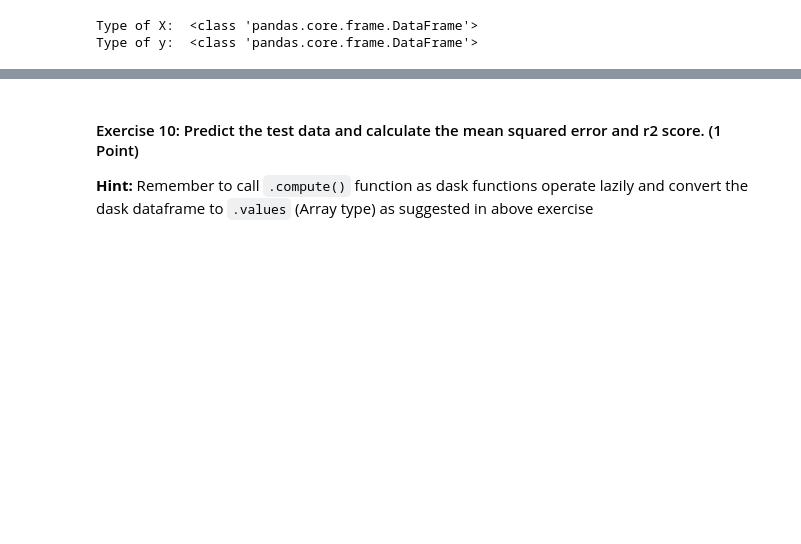
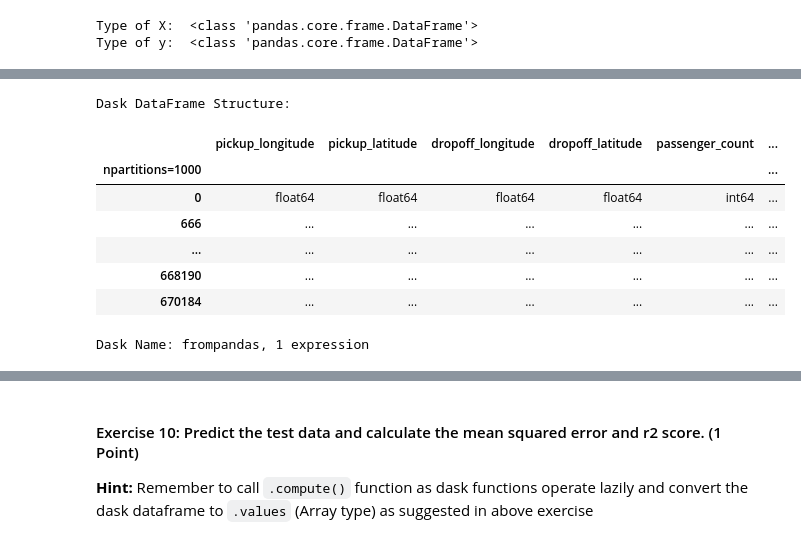
Before and after one commit to surabhi13gupta/CDS, a Jupyter notebook: Module 5/MP2/Surabhi_M5_NB_MiniProject_02_Fare_Amount_Prediction_Using_Dask.ipynb, the cells around one changed output, grey strips where cells are left out. Drawn from its saved outputs; the diff is of its cells as text; code cells hidden in the pictures; blank space fills up the shorter version.

```diff
--- a/Module 5/MP2/Surabhi_M5_NB_MiniProject_02_Fare_Amount_Prediction_Using_Dask.ipynb
+++ b/Module 5/MP2/Surabhi_M5_NB_MiniProject_02_Fare_Amount_Prediction_Using_Dask.ipynb
@@ -1298,0 +1247,12 @@ WARNING:distributed.scheduler:Removing worker 'tcp://127.0.0.1:43919' caused the
+# %%
+X_dask
+# %% [output]
+Dask DataFrame Structure:
+|  | pickup_longitude | pickup_latitude | dropoff_longitude | dropoff_latitude | passenger_count | ... |
+| npartitions=1000 |  |  |  |  |  | ... |
+| 0 | float64 | float64 | float64 | float64 | int64 | ... |
+| 666 | ... | ... | ... | ... | ... | ... |
+| ... | ... | ... | ... | ... | ... | ... |
+| 668190 | ... | ... | ... | ... | ... | ... |
+| 670184 | ... | ... | ... | ... | ... | ... |
+Dask Name: frompandas, 1 expression
```
Also changed, not shown: parts of 48 cells of this notebook.
